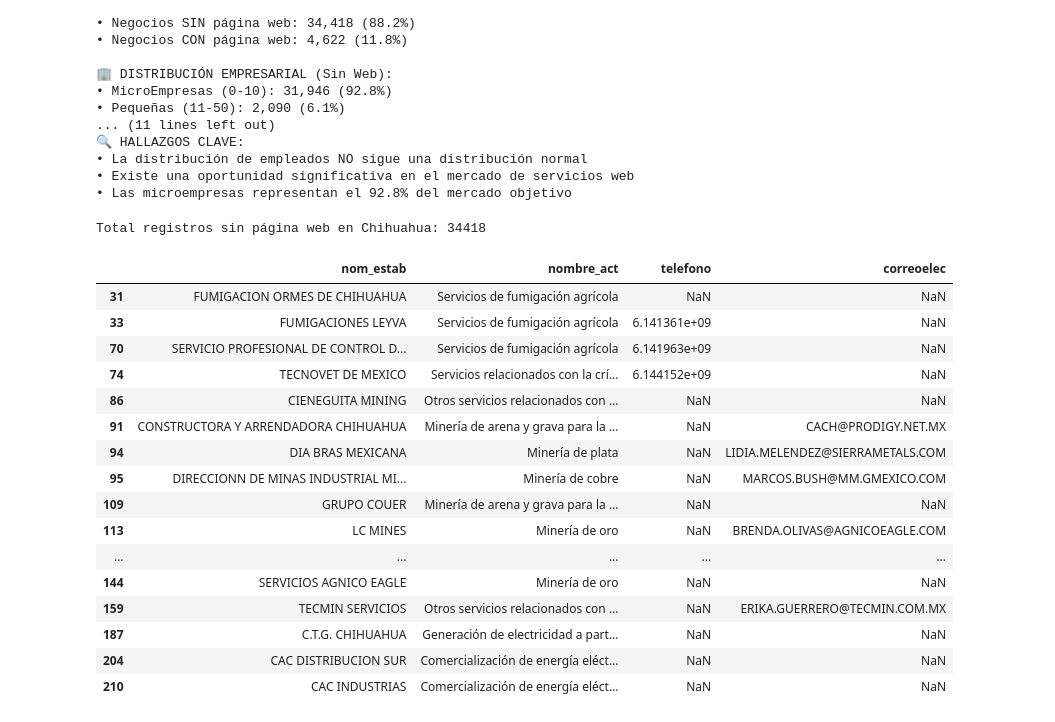
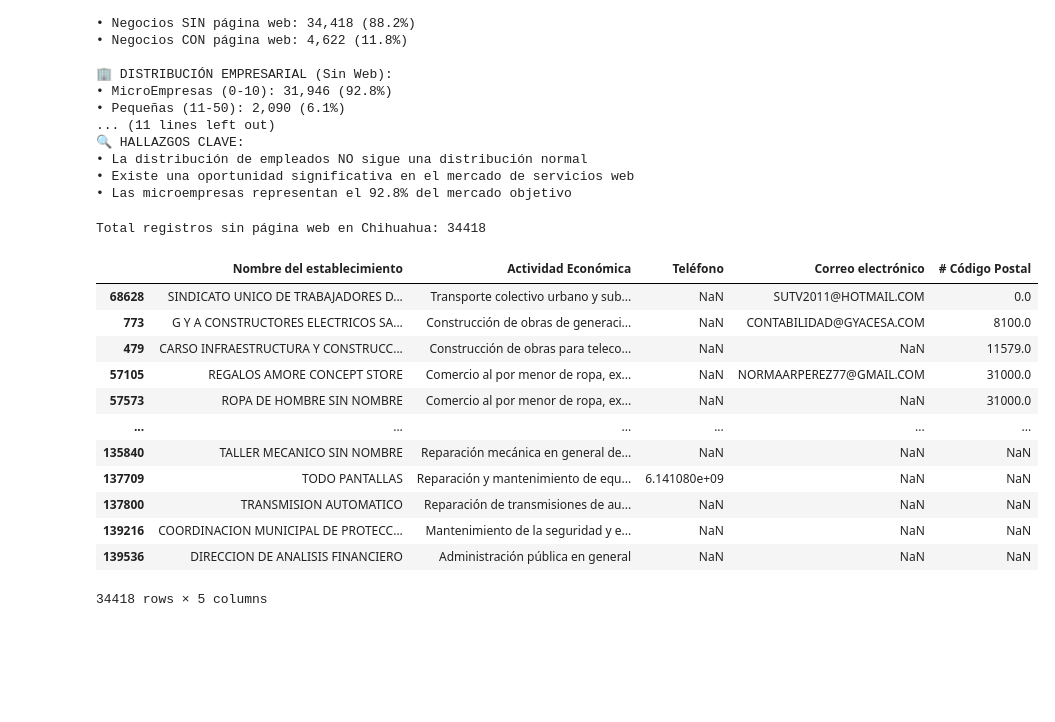
Before and after one commit to engineerchacon/Maestria-en-Inteligencia-Artificial-y-Analitica-de-Datos-Colab-Files, a Jupyter notebook: Entrega_Final_del_Proyecto_de_Análisis_Exploratorio_de_los_Datos_Armando_Chacón_Terrazas.ipynb, the cells around one changed output. Cells and saved outputs as stored; diff of their text form; code cells hidden in the pictures; blank space fills up the shorter version.

```diff
--- a/Entrega_Final_del_Proyecto_de_Análisis_Exploratorio_de_los_Datos_Armando_Chacón_Terrazas.ipynb
+++ b/Entrega_Final_del_Proyecto_de_Análisis_Exploratorio_de_los_Datos_Armando_Chacón_Terrazas.ipynb
@@ -1172,34 +1172,39 @@ print(f"""
 • Existe una oportunidad significativa en el mercado de servicios web
 • Las microempresas representan el 92.8% del mercado objetivo
 # %%
-# Filtrar filas donde 'www' es nulo o vacío (sin página web)
+# Filtrar filas sin página web en Chihuahua
 mask_sin_web = df_chihuahua['www'].isnull() | (df_chihuahua['www'].astype(str).str.strip() == '')
+mask_chihuahua = df_chihuahua['municipio'].str.contains('Chihuahua', case=False, na=False)
+df_filtered = df_chihuahua.loc[mask_sin_web & mask_chihuahua,
+    ['nom_estab', 'nombre_act', 'telefono', 'correoelec', 'cod_postal']]
 
-# Filtrar filas con 'municipio' que contenga "Chihuahua" (ignorando mayúsculas)
-mask_chihuahua = df_chihuahua['municipio'].str.contains('Chihuahua', case=False, na=False)
+# Renombrar columnas
+df_filtered = df_filtered.rename(columns={
+    'nom_estab': 'Nombre del establecimiento',
+    'nombre_act': 'Actividad Económica',
+    'telefono': 'Teléfono',
+    'correoelec': 'Correo electrónico',
+    'cod_postal': '# Código Postal'
+})
 
-# Aplicar ambos filtros
-df_filtered = df_chihuahua.loc[mask_sin_web & mask_chihuahua, ['nom_estab', 'nombre_act', 'telefono', 'correoelec']]
+# Ordenar de menor a mayor por código postal
+df_filtered = df_filtered.sort_values('# Código Postal')
 
-# Imprimir resultado
+# Mostrar resultado
 print(f"Total registros sin página web en Chihuahua: {len(df_filtered)}")
-df_filtered.head(20)  # Muestra las primeras 20 filas, ajustar número si se desea más o menos
+df_filtered.head(39040)
 # %% [output]
 Total registros sin página web en Chihuahua: 34418
-|  | nom_estab | nombre_act | telefono | correoelec |
-| 31 | FUMIGACION ORMES DE CHIHUAHUA | Servicios de fumigación agrícola | NaN | NaN |
-| 33 | FUMIGACIONES LEYVA | Servicios de fumigación agrícola | 6.141361e+09 | NaN |
-| 70 | SERVICIO PROFESIONAL DE CONTROL D... | Servicios de fumigación agrícola | 6.141963e+09 | NaN |
-| 74 | TECNOVET DE MEXICO | Servicios relacionados con la crí... | 6.144152e+09 | NaN |
-| 86 | CIENEGUITA MINING | Otros servicios relacionados con ... | NaN | NaN |
-| 91 | CONSTRUCTORA Y ARRENDADORA CHIHUAHUA | Minería de arena y grava para la ... | NaN | CACH@PRODIGY.NET.MX |
-| 94 | DIA BRAS MEXICANA | Minería de plata | NaN | LIDIA.MELENDEZ@SIERRAMETALS.COM |
-| 95 | DIRECCIONN DE MINAS INDUSTRIAL MI... | Minería de cobre | NaN | MARCOS.BUSH@MM.GMEXICO.COM |
-| 109 | GRUPO COUER | Minería de arena y grava para la ... | NaN | NaN |
-| 113 | LC MINES | Minería de oro | NaN | BRENDA.OLIVAS@AGNICOEAGLE.COM |
-| ... | ... | ... | ... | ... |
-| 144 | SERVICIOS AGNICO EAGLE | Minería de oro | NaN | NaN |
-| 159 | TECMIN SERVICIOS | Otros servicios relacionados con ... | NaN | ERIKA.GUERRERO@TECMIN.COM.MX |
-| 187 | C.T.G. CHIHUAHUA | Generación de electricidad a part... | NaN | NaN |
-| 204 | CAC DISTRIBUCION SUR | Comercialización de energía eléct... | NaN | NaN |
-| 210 | CAC INDUSTRIAS | Comercialización de energía eléct... | NaN | NaN |
+|  | Nombre del establecimiento | Actividad Económica | Teléfono | Correo electrónico | # Código Postal |
+| 68628 | SINDICATO UNICO DE TRABAJADORES D... | Transporte colectivo urbano y sub... | NaN | SUTV2011@HOTMAIL.COM | 0.0 |
+| 773 | G Y A CONSTRUCTORES ELECTRICOS SA... | Construcción de obras de generaci... | NaN | CONTABILIDAD@GYACESA.COM | 8100.0 |
+| 479 | CARSO INFRAESTRUCTURA Y CONSTRUCC... | Construcción de obras para teleco... | NaN | NaN | 11579.0 |
+| 57105 | REGALOS AMORE CONCEPT STORE | Comercio al por menor de ropa, ex... | NaN | NORMAARPEREZ77@GMAIL.COM | 31000.0 |
+| 57573 | ROPA DE HOMBRE SIN NOMBRE | Comercio al por menor de ropa, ex... | NaN | NaN | 31000.0 |
+| ... | ... | ... | ... | ... | ... |
+| 135840 | TALLER MECANICO SIN NOMBRE | Reparación mecánica en general de... | NaN | NaN | NaN |
+| 137709 | TODO PANTALLAS | Reparación y mantenimiento de equ... | 6.141080e+09 | NaN | NaN |
+| 137800 | TRANSMISION AUTOMATICO | Reparación de transmisiones de au... | NaN | NaN | NaN |
+| 139216 | COORDINACION MUNICIPAL DE PROTECC... | Mantenimiento de la seguridad y e... | NaN | NaN | NaN |
+| 139536 | DIRECCION DE ANALISIS FINANCIERO | Administración pública en general | NaN | NaN | NaN |
+34418 rows × 5 columns
```
Also changed, not shown: parts of 3 cells of this notebook.
